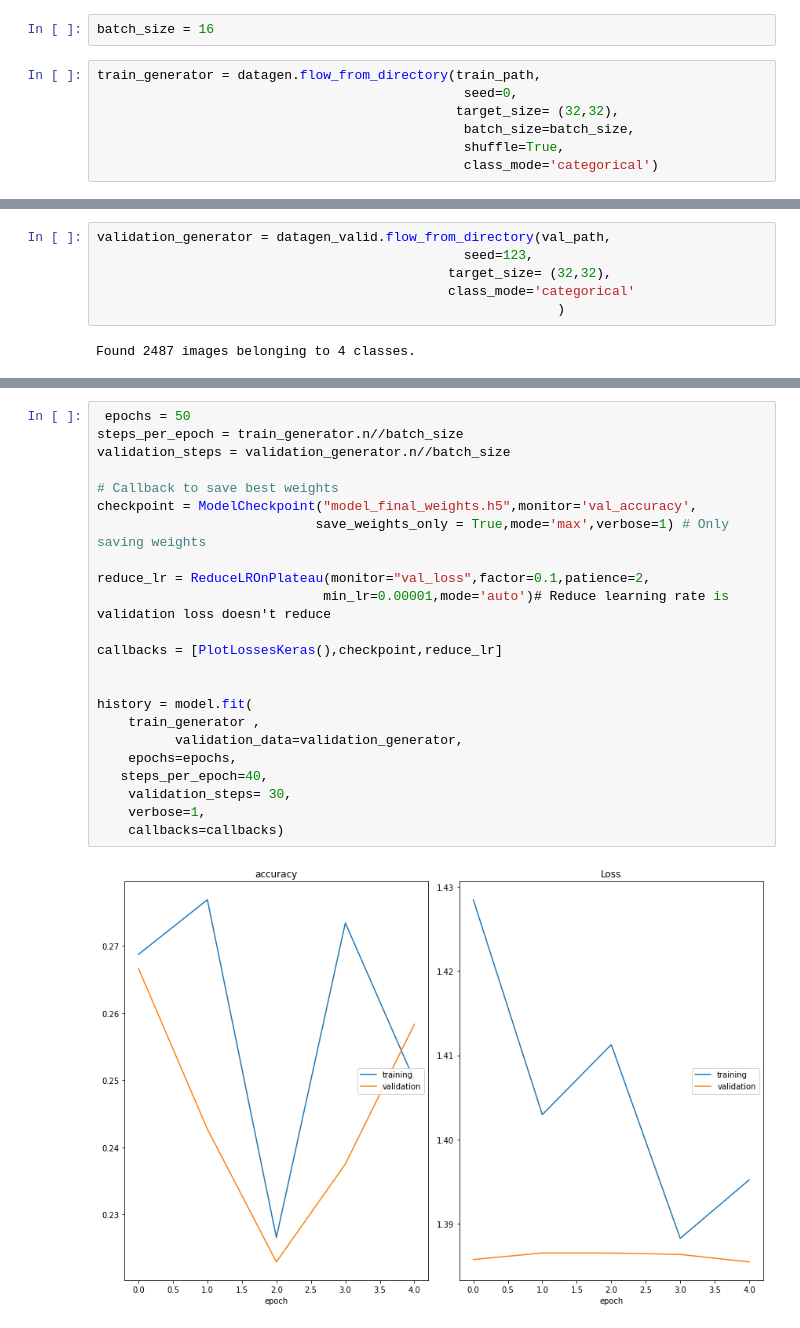
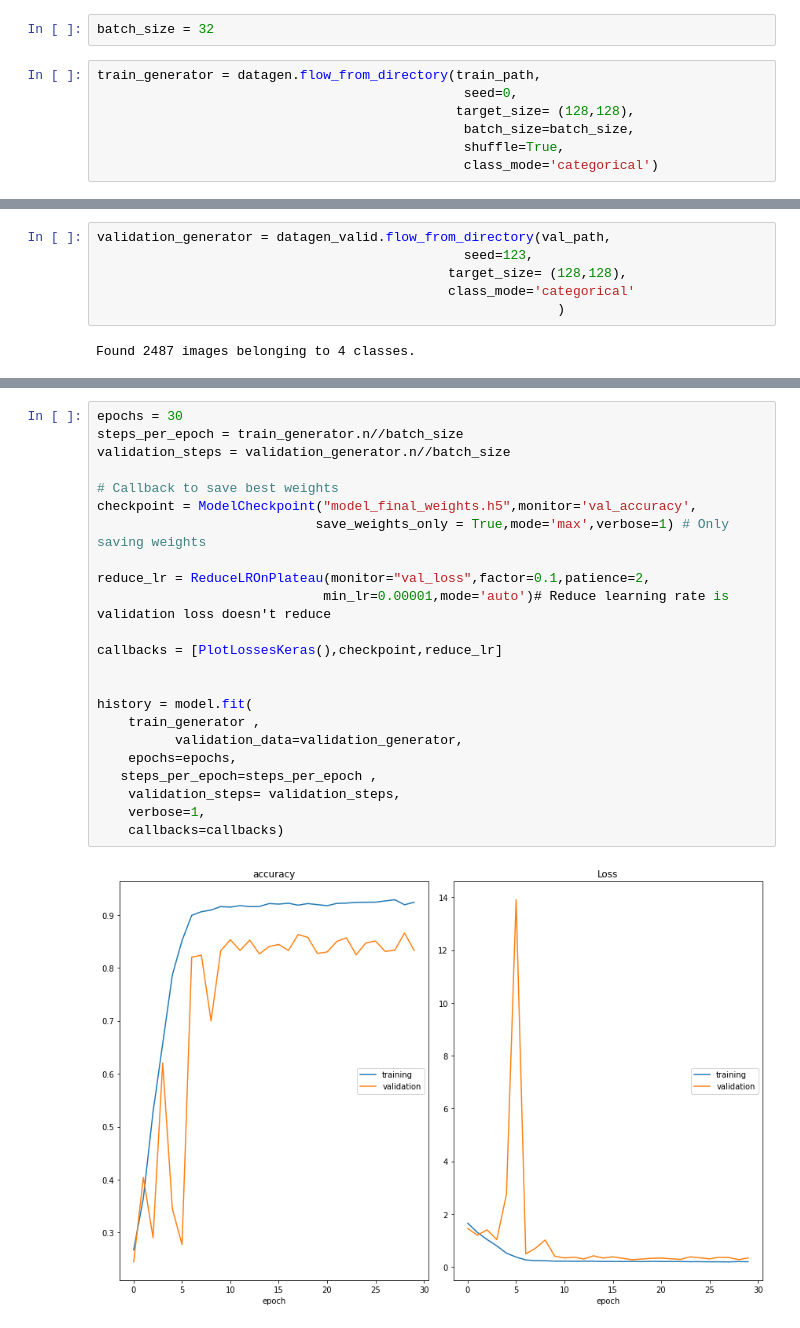
Before and after one commit to ganzagun/Data_Analysis, a Jupyter notebook: BloodCell_Analysis/BloodCell.ipynb, the cells around one changed output, grey strips where cells are left out. Cells and saved outputs as stored; diff of their text form.

```diff
--- a/BloodCell_Analysis/BloodCell.ipynb
+++ b/BloodCell_Analysis/BloodCell.ipynb
@@ -679,11 +679,11 @@ datagen_valid = ImageDataGenerator(rescale=1./255)
 
 datagen_test = ImageDataGenerator(rescale=1./255)
 # %%
-batch_size = 16
+batch_size = 32
 # %%
 train_generator = datagen.flow_from_directory(train_path,
                                                seed=0,
-                                              target_size= (32,32),
+                                              target_size= (128,128),
                                                batch_size=batch_size,
                                                shuffle=True,
                                                class_mode='categorical')
@@ -692,7 +692,7 @@ Found 9976 images belonging to 4 classes.
 # %%
 validation_generator = datagen_valid.flow_from_directory(val_path,
                                                seed=123,
-                                             target_size= (32,32),
+                                             target_size= (128,128),
                                              class_mode='categorical'
                                                            )
 # %% [output]
@@ -789,27 +770,27 @@ Non-trainable params: 0
 _________________________________________________________________
 # %%
- epochs = 50
+epochs = 30
 steps_per_epoch = train_generator.n//batch_size
 validation_steps = validation_generator.n//batch_size
 
 # Callback to save best weights
 checkpoint = ModelCheckpoint("model_final_weights.h5",monitor='val_accuracy',
                             save_weights_only = True,mode='max',verbose=1) # Only saving weights
 
 reduce_lr = ReduceLROnPlateau(monitor="val_loss",factor=0.1,patience=2,
                              min_lr=0.00001,mode='auto')# Reduce learning rate is validation loss doesn't reduce
 
 callbacks = [PlotLossesKeras(),checkpoint,reduce_lr]
 
 
 history = model.fit(
     train_generator ,
           validation_data=validation_generator,
     epochs=epochs,
-   steps_per_epoch=40,
-    validation_steps= 30,
+   steps_per_epoch=steps_per_epoch ,
+    validation_steps= validation_steps,
     verbose=1,
     callbacks=callbacks)
 # %% [output]
-[figure, old version]
+[figure, new version]
 accuracy
```
Also changed, not shown: parts of 5 cells of this notebook.
